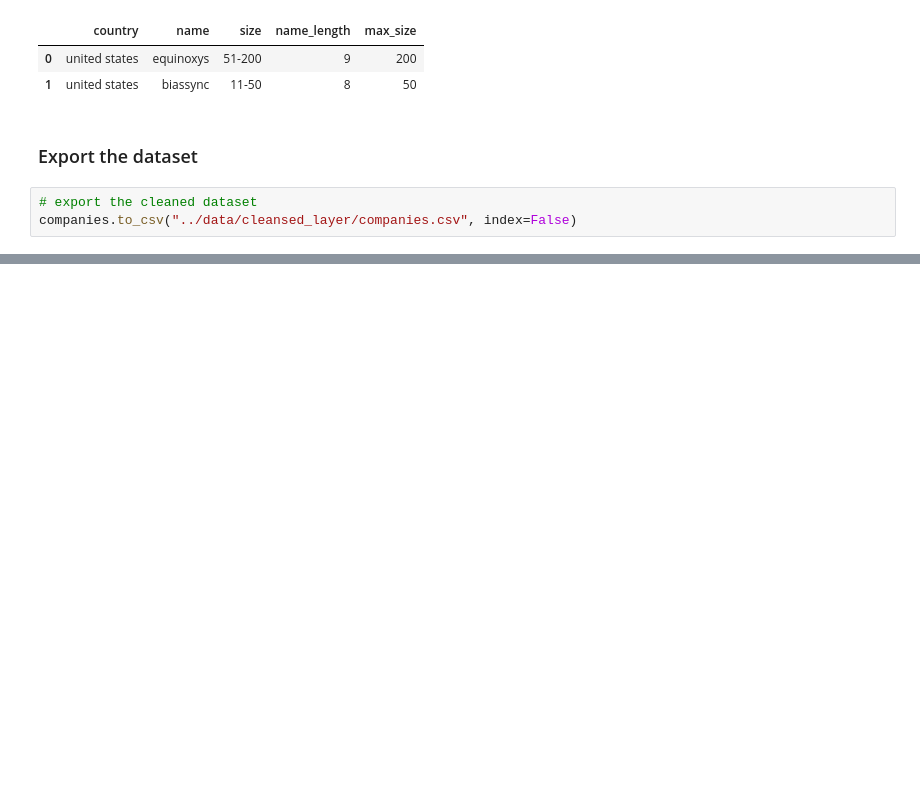
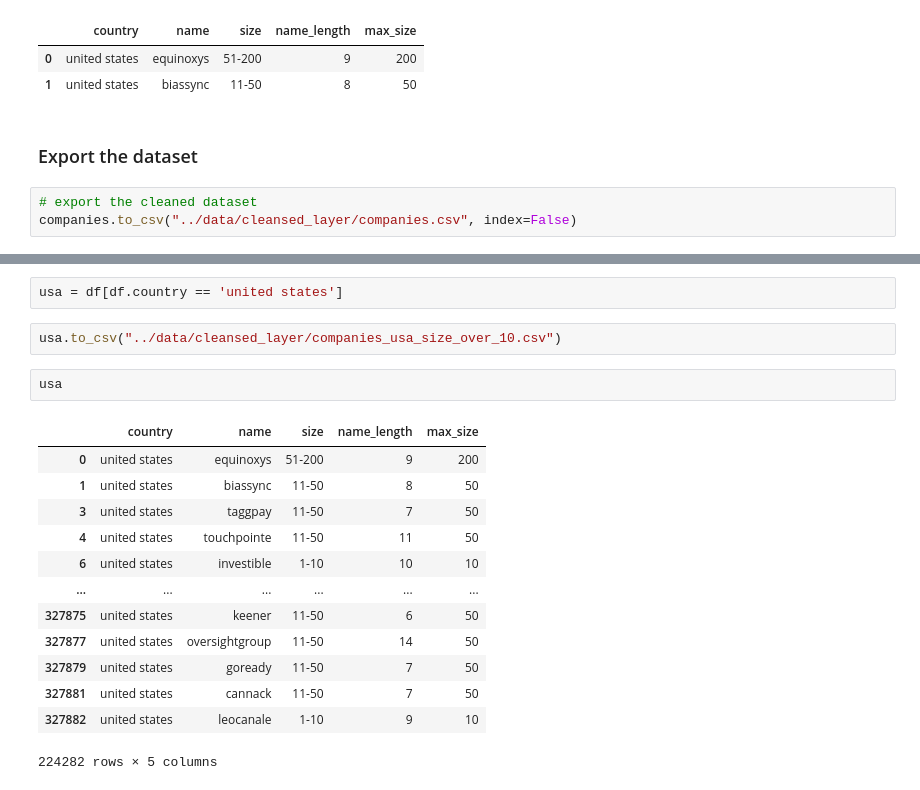
Before and after one commit to ADA-GWU/guidedresearchproject-eljanmahammadli, a Jupyter notebook: code_notebooks/preprocessing.ipynb, the cells around one changed output, grey strips where cells are left out. Drawn from its saved outputs; the diff is of its cells as text; blank space fills up the shorter version.

```diff
--- a/code_notebooks/preprocessing.ipynb
+++ b/code_notebooks/preprocessing.ipynb
@@ -339,0 +365,20 @@ companies.to_csv("../data/cleansed_layer/companies.csv", index=False)
+# %%
+usa = df[df.country == 'united states']
+# %%
+usa.to_csv("../data/cleansed_layer/companies_usa_size_over_10.csv")
+# %%
+usa
+# %% [output]
+|  | country | name | size | name_length | max_size |
+| 0 | united states | equinoxys | 51-200 | 9 | 200 |
+| 1 | united states | biassync | 11-50 | 8 | 50 |
+| 3 | united states | taggpay | 11-50 | 7 | 50 |
+| 4 | united states | touchpointe | 11-50 | 11 | 50 |
+| 6 | united states | investible | 1-10 | 10 | 10 |
+| ... | ... | ... | ... | ... | ... |
+| 327875 | united states | keener | 11-50 | 6 | 50 |
+| 327877 | united states | oversightgroup | 11-50 | 14 | 50 |
+| 327879 | united states | goready | 11-50 | 7 | 50 |
+| 327881 | united states | cannack | 11-50 | 7 | 50 |
+| 327882 | united states | leocanale | 1-10 | 9 | 10 |
+224282 rows × 5 columns
```
Also changed, not shown: parts of 6 cells of this notebook.
